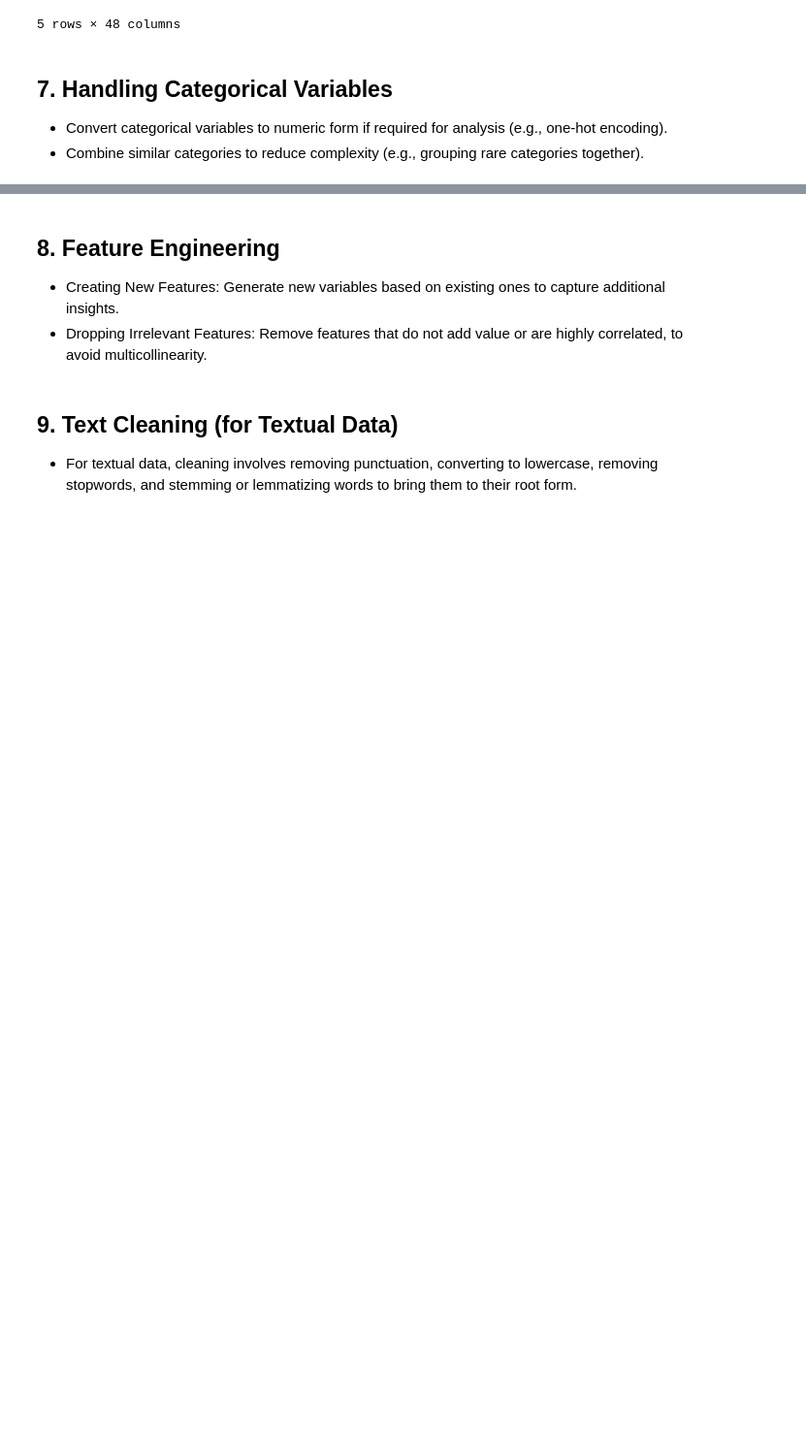
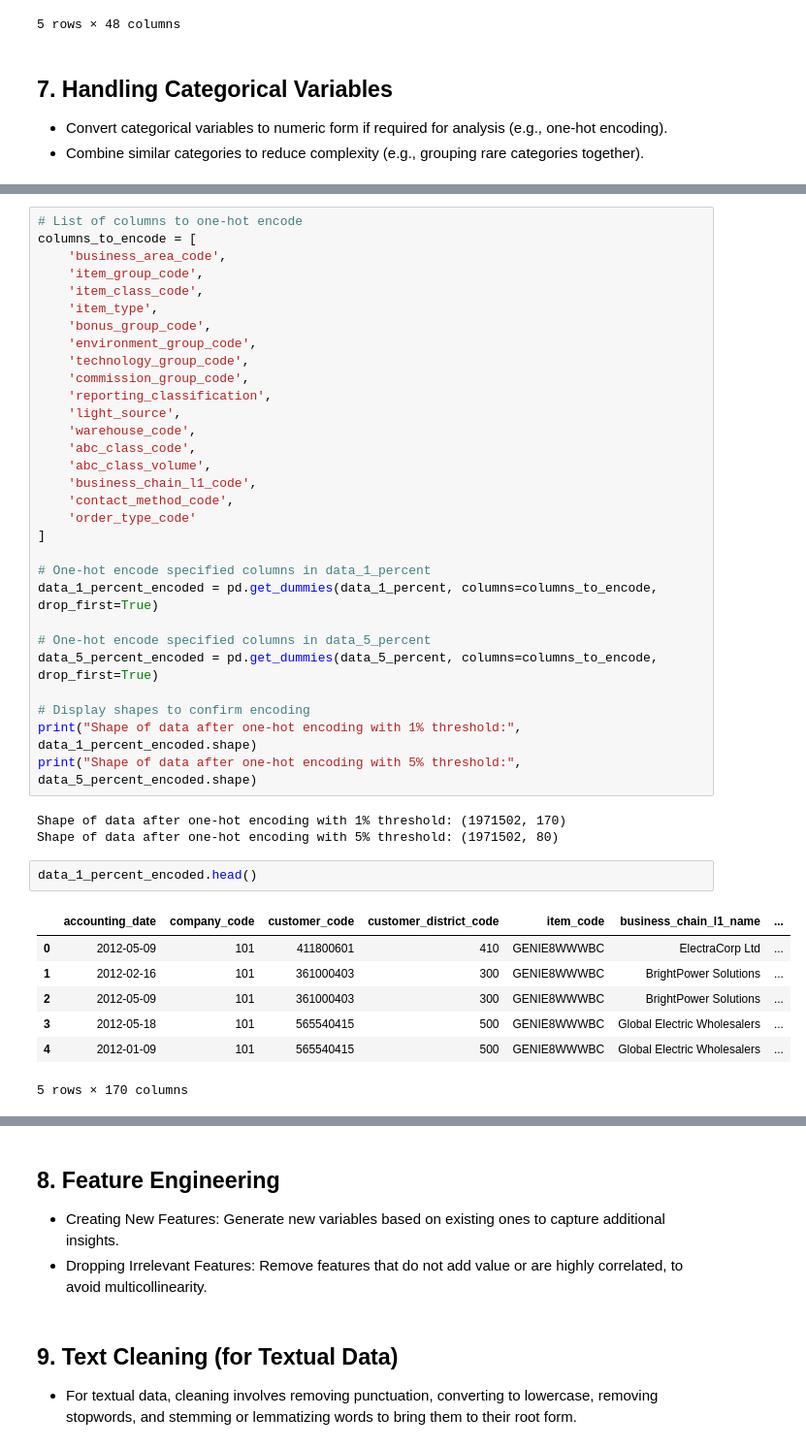
Before and after one commit to C4PT41N4545/BUSA8000-LuminaTech_Analytics_Project, a Jupyter notebook: data_cleaning.ipynb, the cells around one changed output, grey strips where cells are left out. Shown at 97% size. Saved outputs shown, nothing was run; the diff lists cells and outputs as text; blank space fills up the shorter version.

Commit message:
completed encoding

```diff
--- a/data_cleaning.ipynb
+++ b/data_cleaning.ipynb
@@ -1921,0 +2044,43 @@ merged_data_encoded.shape
+# %%
+# List of columns to one-hot encode
+columns_to_encode = [
+    'business_area_code',
+    'item_group_code',
+    'item_class_code',
+    'item_type',
+    'bonus_group_code',
+    'environment_group_code',
+    'technology_group_code',
+    'commission_group_code',
+    'reporting_classification',
+    'light_source',
+    'warehouse_code',
+    'abc_class_code',
+    'abc_class_volume',
+    'business_chain_l1_code',
+    'contact_method_code',
+    'order_type_code'
+]
+
+# One-hot encode specified columns in data_1_percent
+data_1_percent_encoded = pd.get_dummies(data_1_percent, columns=columns_to_encode, drop_first=True)
+
+# One-hot encode specified columns in data_5_percent
+data_5_percent_encoded = pd.get_dummies(data_5_percent, columns=columns_to_encode, drop_first=True)
+
+# Display shapes to confirm encoding
+print("Shape of data after one-hot encoding with 1% threshold:", data_1_percent_encoded.shape)
+print("Shape of data after one-hot encoding with 5% threshold:", data_5_percent_encoded.shape)
+# %% [output]
+Shape of data after one-hot encoding with 1% threshold: (1971502, 170)
+Shape of data after one-hot encoding with 5% threshold: (1971502, 80)
+# %%
+data_1_percent_encoded.head()
+# %% [output]
+|  | accounting_date | company_code | customer_code | customer_district_code | item_code | business_chain_l1_name | ... |
+| 0 | 2012-05-09 | 101 | 411800601 | 410 | GENIE8WWWBC | ElectraCorp Ltd | ... |
+| 1 | 2012-02-16 | 101 | 361000403 | 300 | GENIE8WWWBC | BrightPower Solutions | ... |
+| 2 | 2012-05-09 | 101 | 361000403 | 300 | GENIE8WWWBC | BrightPower Solutions | ... |
+| 3 | 2012-05-18 | 101 | 565540415 | 500 | GENIE8WWWBC | Global Electric Wholesalers | ... |
+| 4 | 2012-01-09 | 101 | 565540415 | 500 | GENIE8WWWBC | Global Electric Wholesalers | ... |
+5 rows × 170 columns
```
Also changed, not shown: parts of 16 cells of this notebook.
